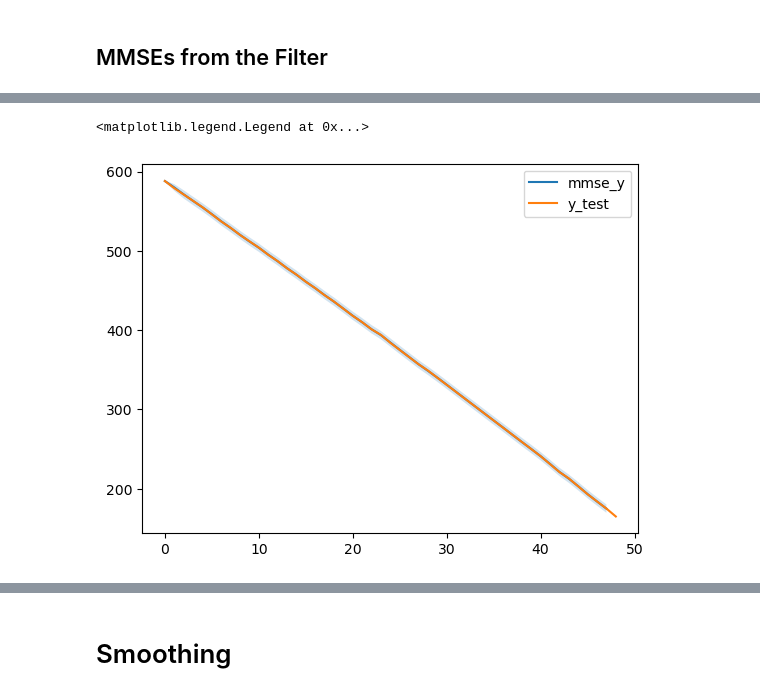
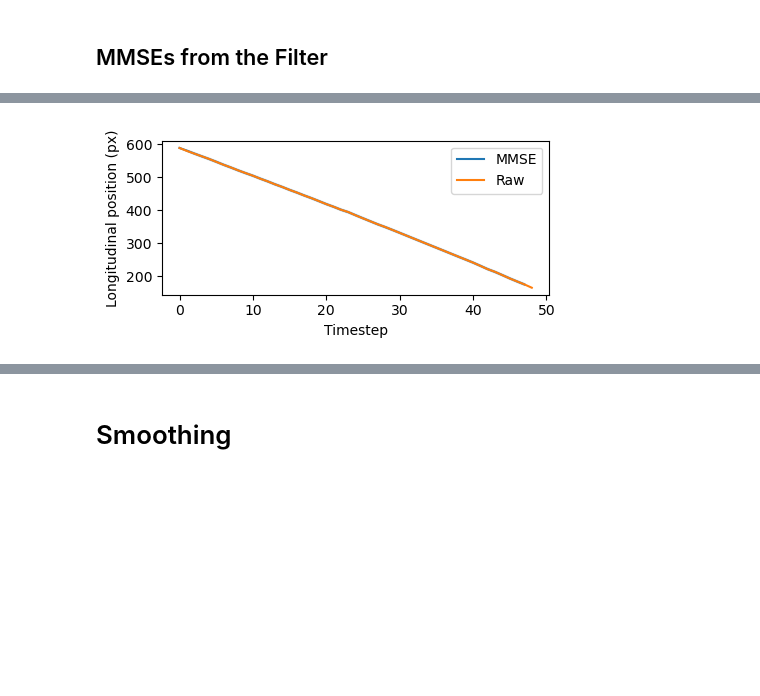
Before and after one commit to thinhhoang95/smoothie, a Jupyter notebook: SmoothIE_KLM_With_GMKF_KLM_Y_TF_PROTOTYPE.ipynb, the cells around one changed output, grey strips where cells are left out. Drawn from its saved outputs; the diff is of its cells as text; code cells hidden in the pictures; blank space fills up the shorter version.

```diff
--- a/SmoothIE_KLM_With_GMKF_KLM_Y_TF_PROTOTYPE.ipynb
+++ b/SmoothIE_KLM_With_GMKF_KLM_Y_TF_PROTOTYPE.ipynb
@@ -640,12 +660,15 @@ plt.legend(['mmse_x', 'x_test'])
 # %%
 # longitudinal position Y
-plt.plot(mmse_y)
-plt.plot(y_test[1:])
+plt.figure(figsize=(5,2))
+plt.plot(mmse_y, label='MMSE')
+plt.plot(y_test[1:], label='Raw')
 # draw confidence interval
 plt.fill_between(np.arange(mmse_y.shape[0]), mmse_y - 2 * mmse_y_std, mmse_y + 2 * mmse_y_std, alpha=0.2)
-plt.legend(['mmse_y', 'y_test'])
+plt.legend()
+plt.xlabel('Timestep')
+plt.ylabel('Longitudinal position (px)')
+plt.savefig('mmse_y.pdf', bbox_inches='tight')
 # %% [output]
-<matplotlib.legend.Legend at 0x...>
-[figure, old version]
+[figure, new version]
 # %%
 # velocity v
```
Also changed, not shown: parts of 8 cells of this notebook, 10 other files.
